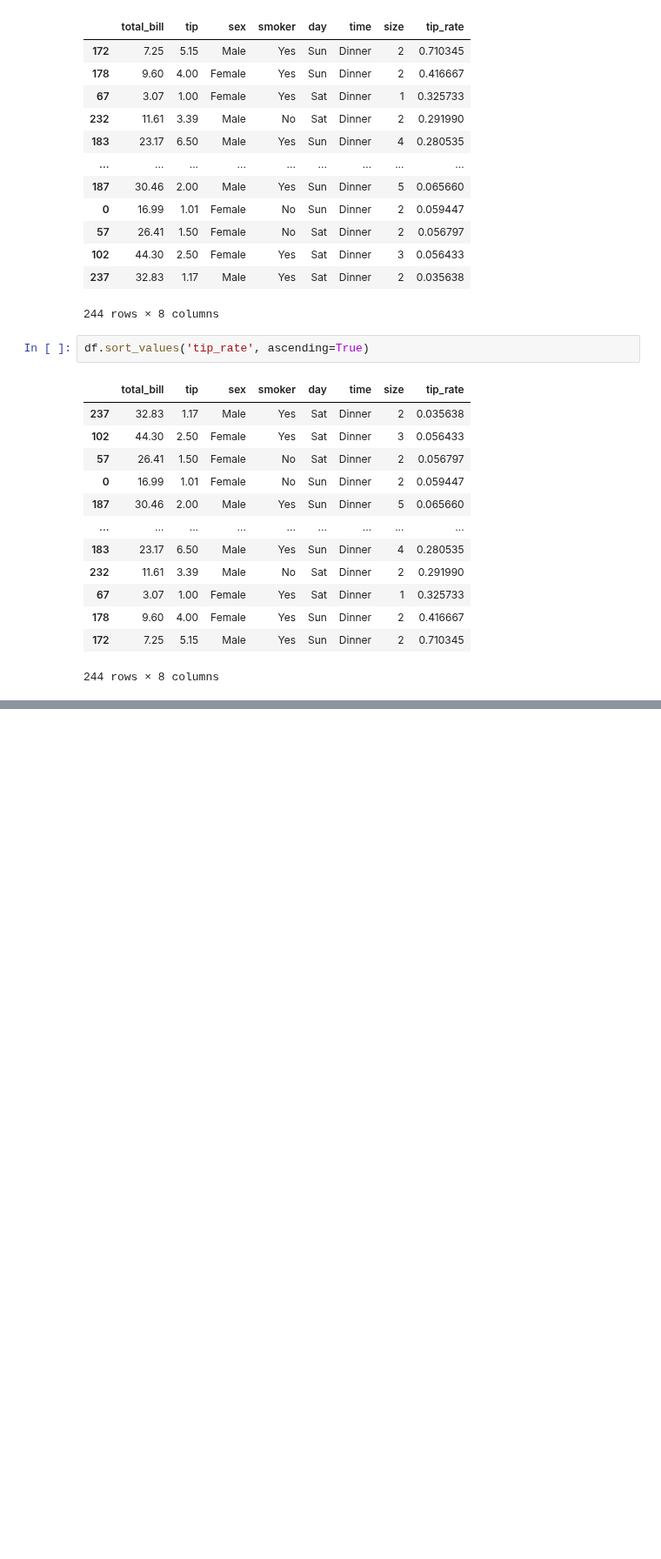
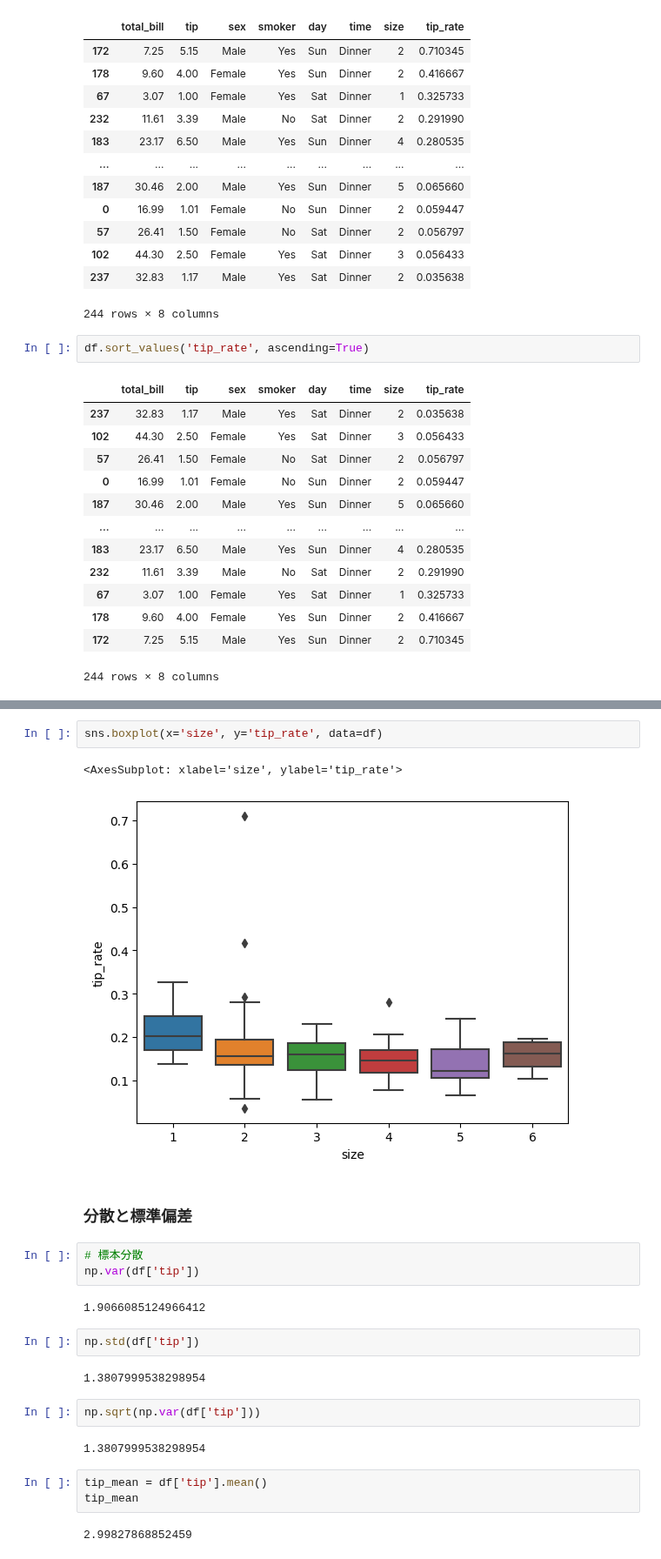
Before and after one commit to rrr0220/Python-Statistics, a Jupyter notebook: 221127_記述統計.ipynb, the cells around one changed output, grey strips where cells are left out. Shown at 87% size. Drawn from its saved outputs; the diff is of its cells as text; blank space fills up the shorter version.

```diff
--- a/221127_記述統計.ipynb
+++ b/221127_記述統計.ipynb
@@ -117,0 +204,25 @@ df.sort_values('tip_rate', ascending=True)
+# %%
+sns.boxplot(x='size', y='tip_rate', data=df)
+# %% [output]
+<AxesSubplot: xlabel='size', ylabel='tip_rate'>
+[figure, added]
+# %% [markdown]
+### 分散と標準偏差
+# %%
+# 標本分散
+np.var(df['tip'])
+# %% [output]
+1.9066085124966412
+# %%
+np.std(df['tip'])
+# %% [output]
+1.3807999538298954
+# %%
+np.sqrt(np.var(df['tip']))
+# %% [output]
+1.3807999538298954
+# %%
+tip_mean = df['tip'].mean()
+tip_mean
+# %% [output]
+2.99827868852459
```
Also changed, not shown: parts of 21 cells of this notebook.
